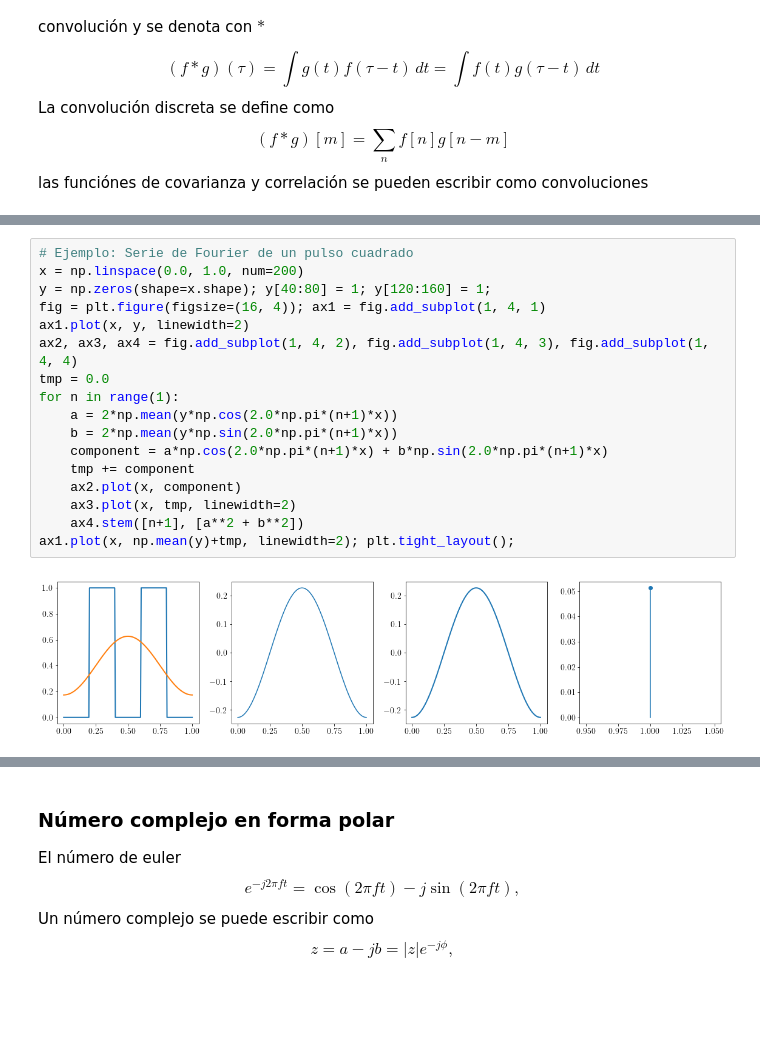
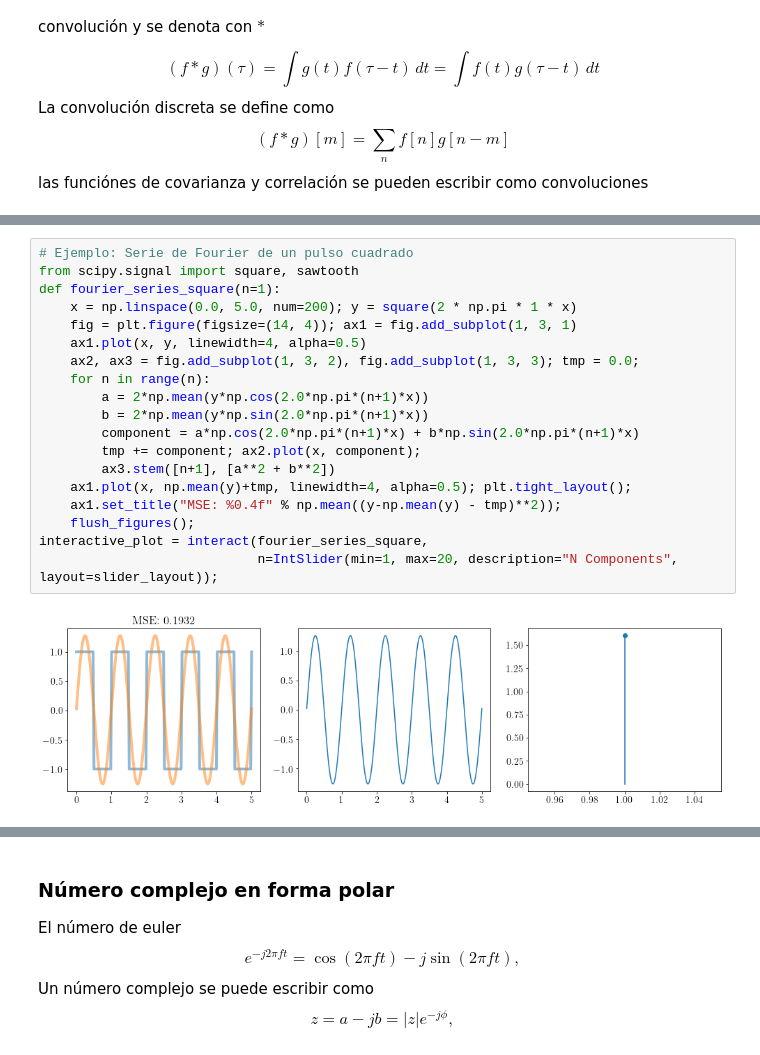
Before and after one commit to phuijse/UACH-INFO185, a Jupyter notebook: unidad2_sistemas_de_comunicacion.ipynb, the cells around one changed output, grey strips where cells are left out. Saved outputs shown, nothing was run; the diff lists cells and outputs as text; blank space fills up the shorter version.

Commit message:
Ejemplos mejorados de serie de Fourier y spectral leak

```diff
--- a/unidad2_sistemas_de_comunicacion.ipynb
+++ b/unidad2_sistemas_de_comunicacion.ipynb
@@ -287,22 +293,24 @@ $$
 # %%
 # Ejemplo: Serie de Fourier de un pulso cuadrado
-x = np.linspace(0.0, 1.0, num=200)
-y = np.zeros(shape=x.shape); y[40:80] = 1; y[120:160] = 1;
-fig = plt.figure(figsize=(16, 4)); ax1 = fig.add_subplot(1, 4, 1)
-ax1.plot(x, y, linewidth=2)
-ax2, ax3, ax4 = fig.add_subplot(1, 4, 2), fig.add_subplot(1, 4, 3), fig.add_subplot(1, 4, 4)
-tmp = 0.0
-for n in range(1):
-    a = 2*np.mean(y*np.cos(2.0*np.pi*(n+1)*x))
-    b = 2*np.mean(y*np.sin(2.0*np.pi*(n+1)*x))
-    component = a*np.cos(2.0*np.pi*(n+1)*x) + b*np.sin(2.0*np.pi*(n+1)*x)
-    tmp += component
-    ax2.plot(x, component)
-    ax3.plot(x, tmp, linewidth=2)
-    ax4.stem([n+1], [a**2 + b**2])
-ax1.plot(x, np.mean(y)+tmp, linewidth=2); plt.tight_layout();
+from scipy.signal import square, sawtooth
+def fourier_series_square(n=1):
+    x = np.linspace(0.0, 5.0, num=200); y = square(2 * np.pi * 1 * x)
+    fig = plt.figure(figsize=(14, 4)); ax1 = fig.add_subplot(1, 3, 1)
+    ax1.plot(x, y, linewidth=4, alpha=0.5)
+    ax2, ax3 = fig.add_subplot(1, 3, 2), fig.add_subplot(1, 3, 3); tmp = 0.0;
+    for n in range(n):
+        a = 2*np.mean(y*np.cos(2.0*np.pi*(n+1)*x))
+        b = 2*np.mean(y*np.sin(2.0*np.pi*(n+1)*x))
+        component = a*np.cos(2.0*np.pi*(n+1)*x) + b*np.sin(2.0*np.pi*(n+1)*x)
+        tmp += component; ax2.plot(x, component);
+        ax3.stem([n+1], [a**2 + b**2])
+    ax1.plot(x, np.mean(y)+tmp, linewidth=4, alpha=0.5); plt.tight_layout();
+    ax1.set_title("MSE: %0.4f" % np.mean((y-np.mean(y) - tmp)**2));
+    flush_figures();
+interactive_plot = interact(fourier_series_square,
+                            n=IntSlider(min=1, max=20, description="N Components", layout=slider_layout));
 # %% [output]
-[figure, old version]
+[figure, new version]
 # %% [markdown]
 La serie de Fourier también se puede expresar en coordenadas polares como
 
```
Also changed, not shown: parts of 22 cells of this notebook.
